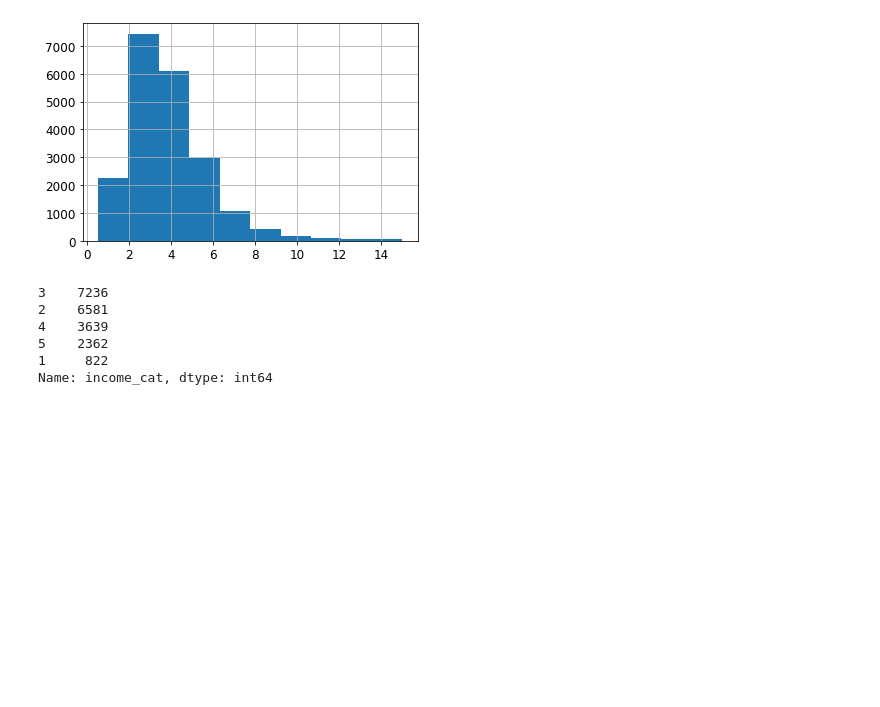
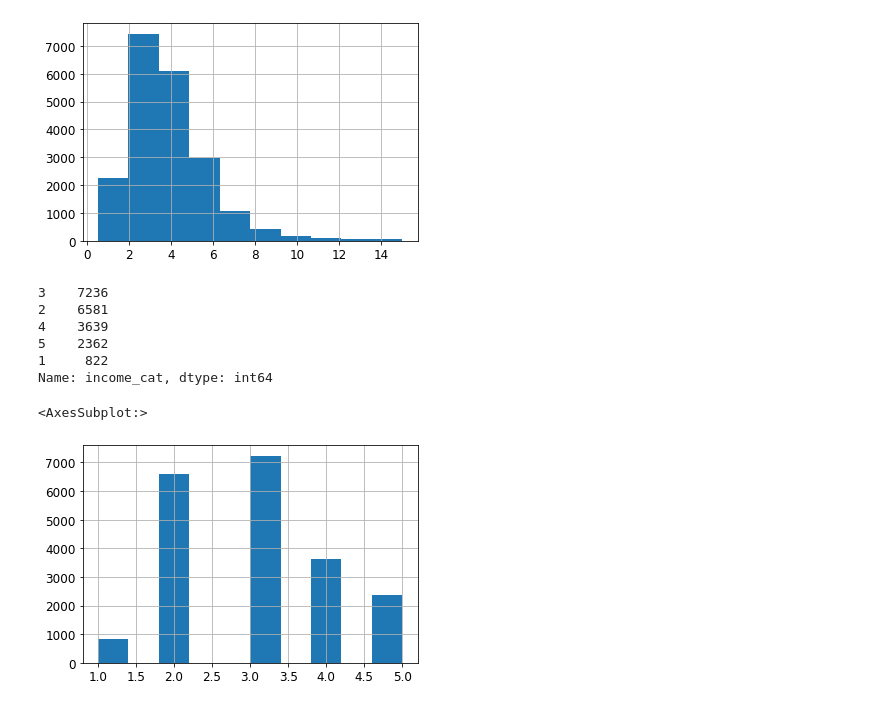
Before and after one commit to Doyunamic-Kwon/handson-ml, a Jupyter notebook: HousingPrice.ipynb, the cells around one changed output. Cells and saved outputs as stored; diff of their text form; code cells hidden in the pictures; blank space fills up the shorter version.

Commit message:
Data Fetching) housing["income_cat"].hist()

```diff
--- a/HousingPrice.ipynb
+++ b/HousingPrice.ipynb
@@ -175,3 +175,8 @@ housing["income_cat"].value_counts()
 5    2362
 1     822
 Name: income_cat, dtype: int64
+# %%
+housing["income_cat"].hist()
+# %% [output]
+<AxesSubplot:>
+[figure, added]
```
